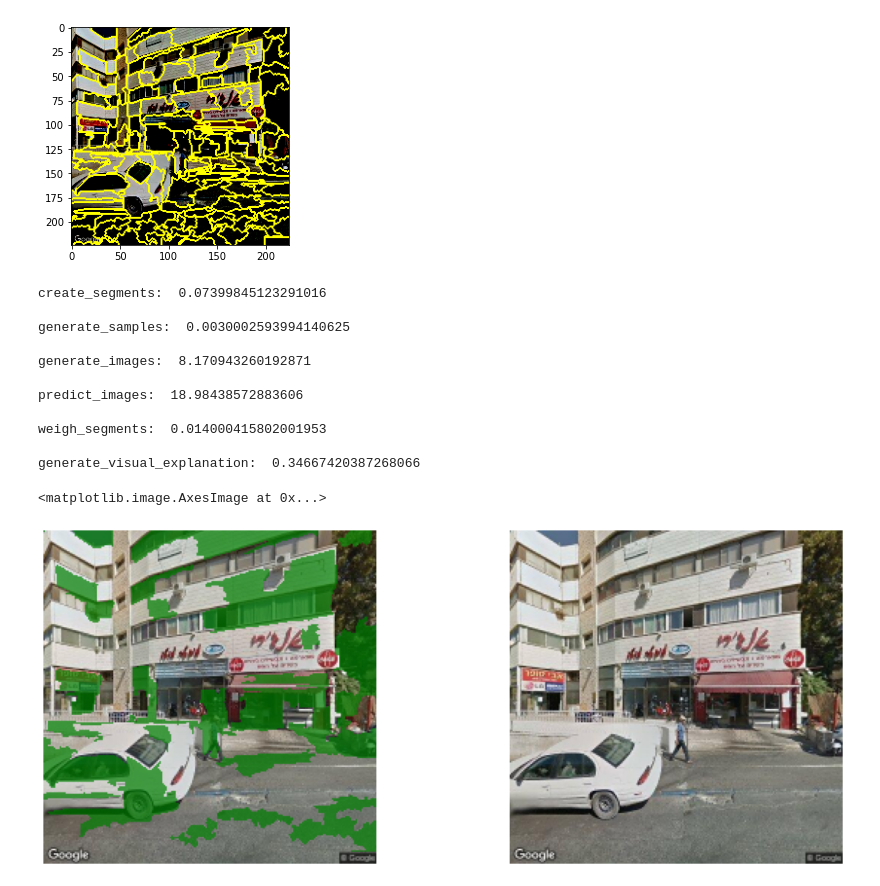
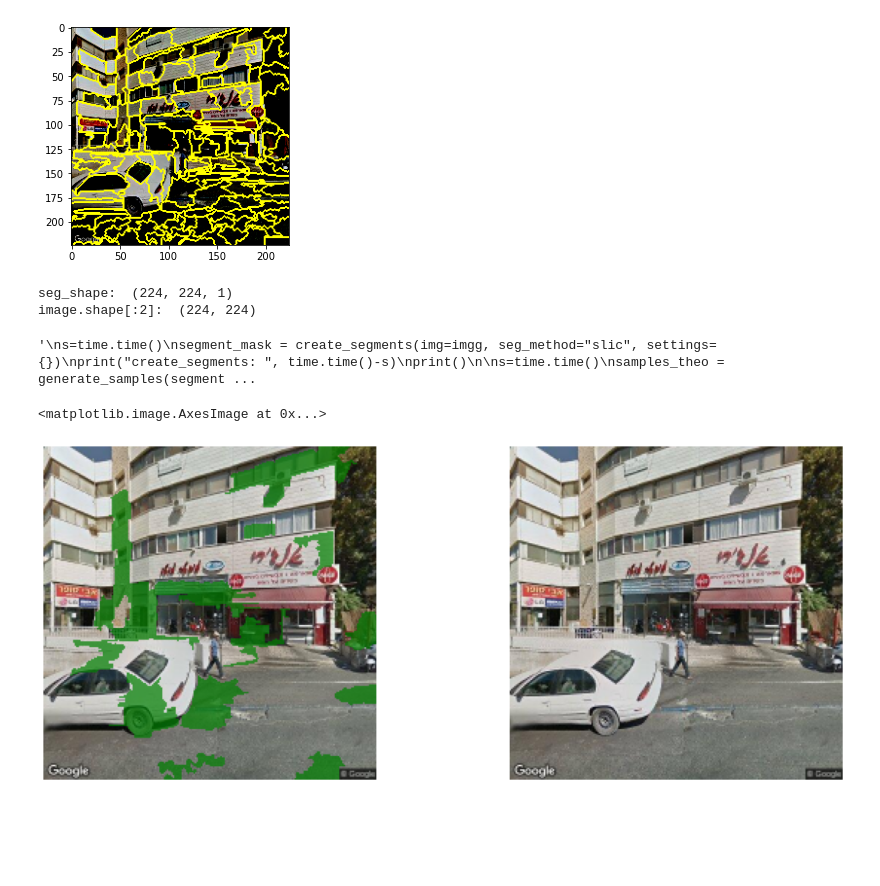
Before and after one commit to XAI-Demonstrator/xai-demonstrator, a Jupyter notebook: guess-the-country/explainers/explore_new_lime.ipynb, the cells around one changed output. Cells and saved outputs as stored; diff of their text form; code cells hidden in the pictures; blank space fills up the shorter version.

Commit message:
Changed image shape before explain_cnn

```diff
--- a/guess-the-country/explainers/explore_new_lime.ipynb
+++ b/guess-the-country/explainers/explore_new_lime.ipynb
@@ -34,13 +36,13 @@ Clipping input data to the valid range for imshow with RGB data ([0..1] for floa
 224
 [figure]
 # %%
-"""
-image_explanation = explain_image(img = imgg, seg_method = "felzenszwalb", seg_settings = {}, num_of_samples = 400, samples_p = 0.5,
-                  model_ = model, threshold = 0.5, volume = 100, colour =  "green", transparency = True)
 
-                 """
+image_explanation = explain_image(img = imgg, seg_method = "slic", seg_settings = {}, num_of_samples = 700, samples_p = 0.5,
+                  model_ = model, threshold = 0.5, volume = 20, colour =  "green", transparency = 0.7)
 
 
+
+"""
 s=time.time()
 segment_mask = create_segments(img=imgg, seg_method="slic", settings={})
 print("create_segments: ", time.time()-s)
@@ -70,42 +72,25 @@ s=time.time()
 visual_explanation = generate_visual_explanation(weighted_segments=weighted_segments, segment_mask=segment_mask,
                                                   image=imgg, threshold=0.0, volume=50, colour="green", transparency= 0.7)
 print("generate_visual_explanation: ", time.time()-s)
-
-
-gradient=[
-np.ones((1,1)) * [119, 184, 53] / 255*1.0,
-np.ones((1,1)) * [119, 184, 53] / 255*0.8,
-np.ones((1,1)) * [119, 184, 53] / 255*0.6,
-np.ones((1,1)) * [119, 184, 53] / 255*0.4,
-np.ones((1,1)) * [119, 184, 53] / 255*0.2,
-np.ones((1,1)) * [119, 184, 53] / 255*0.0,
-]
+"""
 # %% [output]
-create_segments:  0.07399845123291016
-
-generate_samples:  0.0030002593994140625
-
-generate_images:  8.170943260192871
-
-predict_images:  18.98438572883606
-
-weigh_segments:  0.014000415802001953
-
-generate_visual_explanation:  0.34667420387268066
+seg_shape:  (224, 224, 1)
+image.shape[:2]:  (224, 224)
+'\ns=time.time()\nsegment_mask = create_segments(img=imgg, seg_method="slic", settings={})\nprint("create_segments: ", time.time()-s)\nprint()\n\ns=time.time()\nsamples_theo = generate_samples(segment ...
 # %%
 #felzenswalb ist faster than slic and quickshift
 # %%
 
 
 f, axarr = plt.subplots(1,2, figsize = (20, 8))
 axarr[0].axis("off")
 axarr[1].axis("off")
 #axarr[0].imshow(((visual_explanation + 1) *127.5 )/255)
-axarr[0].imshow((((visual_explanation +1)*127.5)/255))
+axarr[0].imshow((((image_explanation +1)*127.5)/255))
 axarr[1].imshow(((imgg + 1) *127.5 )/255)
 # %% [output]
 <matplotlib.image.AxesImage at 0x...>
-[figure, old version]
+[figure, new version]
 # %%
 # green tones have to differ more (use other model?)
 #Notes:
```
Also changed, not shown: parts of 1 cell of this notebook, 3 other files.
